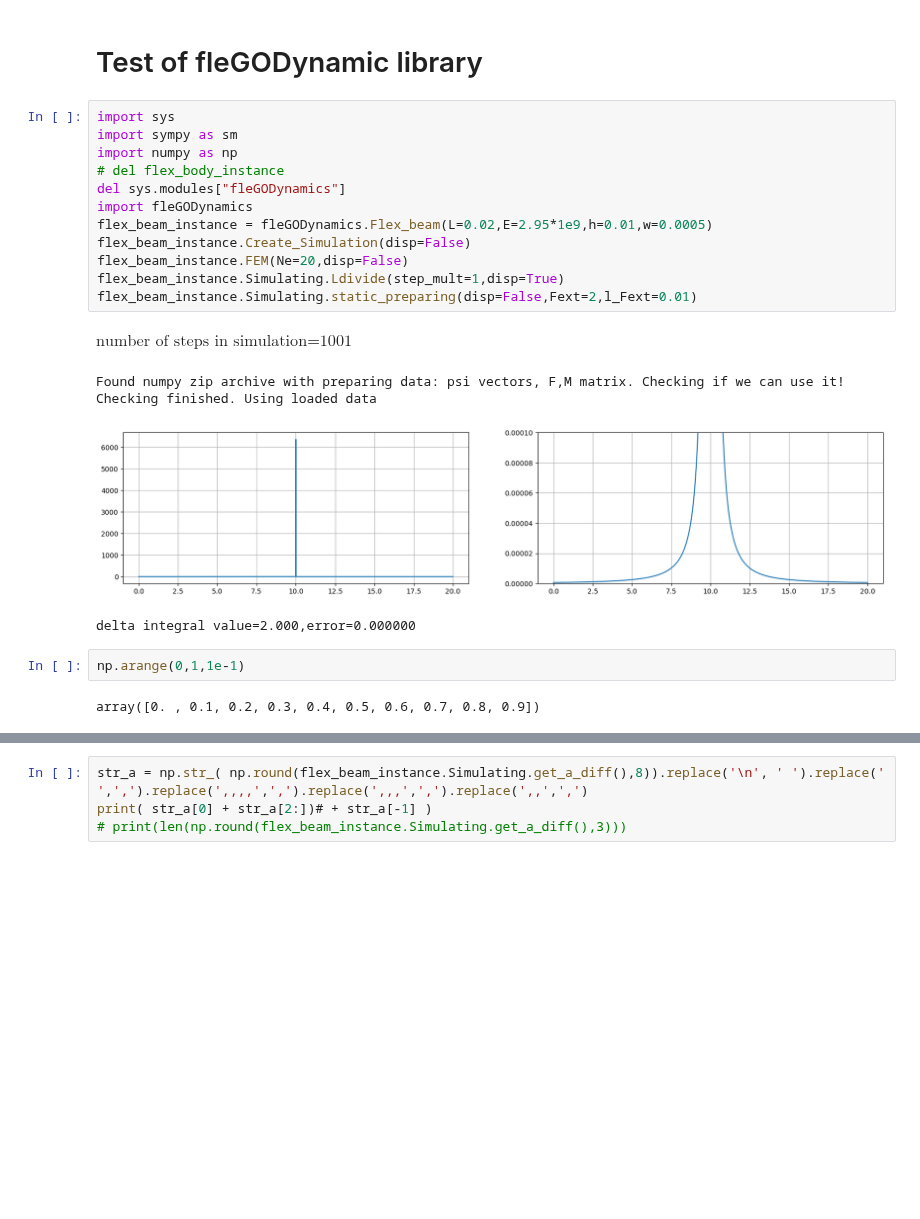
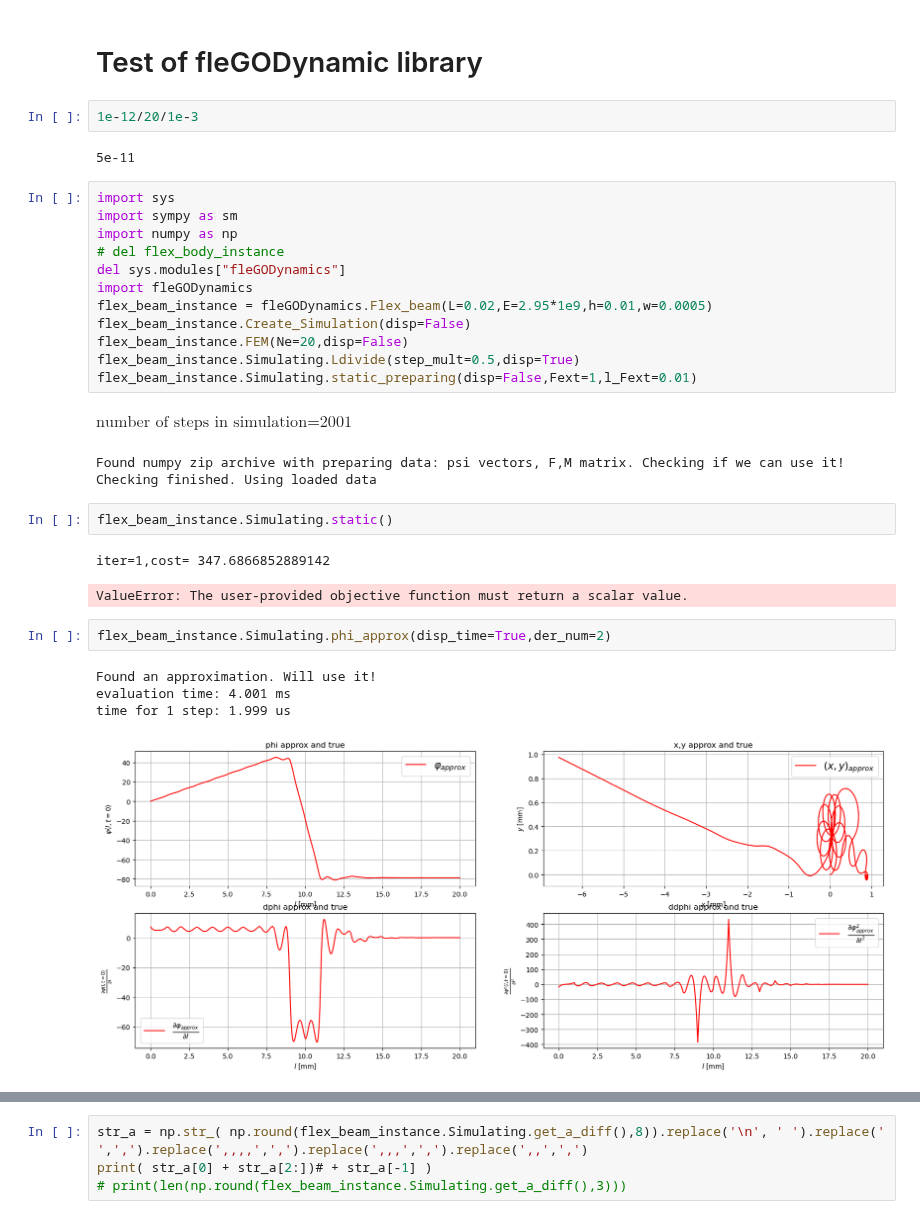
Before and after one commit to dvogureckiy99/dynastatflex, a Jupyter notebook: library_test.ipynb, the cells around one changed output, grey strips where cells are left out. Drawn from its saved outputs; the diff is of its cells as text; blank space fills up the shorter version.

Commit message:
static done, but least_squares doesn't work

```diff
--- a/library_test.ipynb
+++ b/library_test.ipynb
@@ -1,5 +1,9 @@
 # %% [markdown]
 # Test of fleGODynamic library
+# %%
+1e-12/20/1e-3
+# %% [output]
+5e-11
 # %%
 import sys
 import sympy as sm
@@ -10,18 +14,24 @@ import fleGODynamics
 flex_beam_instance = fleGODynamics.Flex_beam(L=0.02,E=2.95*1e9,h=0.01,w=0.0005)
 flex_beam_instance.Create_Simulation(disp=False)
 flex_beam_instance.FEM(Ne=20,disp=False)
-flex_beam_instance.Simulating.Ldivide(step_mult=1,disp=True)
-flex_beam_instance.Simulating.static_preparing(disp=False,Fext=2,l_Fext=0.01)
+flex_beam_instance.Simulating.Ldivide(step_mult=0.5,disp=True)
+flex_beam_instance.Simulating.static_preparing(disp=False,Fext=1,l_Fext=0.01)
 # %% [output]
-$\displaystyle \text{number of steps in simulation=}1001$
+$\displaystyle \text{number of steps in simulation=}2001$
 Found numpy zip archive with preparing data: psi vectors, F,M matrix. Checking if we can use it!
 Checking finished. Using loaded data
-[figure, removed]
-delta integral value=2.000,error=0.000000
-# %%
-np.arange(0,1,1e-1)
-# %% [output]
-array([0. , 0.1, 0.2, 0.3, 0.4, 0.5, 0.6, 0.7, 0.8, 0.9])
+# %%
+flex_beam_instance.Simulating.static()
+# %% [output]
+iter=1,cost= 347.6866852889142
+ValueError: The user-provided objective function must return a scalar value.
+# %%
+flex_beam_instance.Simulating.phi_approx(disp_time=True,der_num=2)
+# %% [output]
+Found an approximation. Will use it!
+evaluation time: 4.001 ms
+time for 1 step: 1.999 us
+[figure, added]
 # %%
 l = sm.symbols("l")
 phi = 0.6*(1.7*sm.sin(1.7e-1*l)+0.3*(sm.exp(l/10))-0.3)
```
Also changed, not shown: parts of 9 cells of this notebook, 3 other files.
